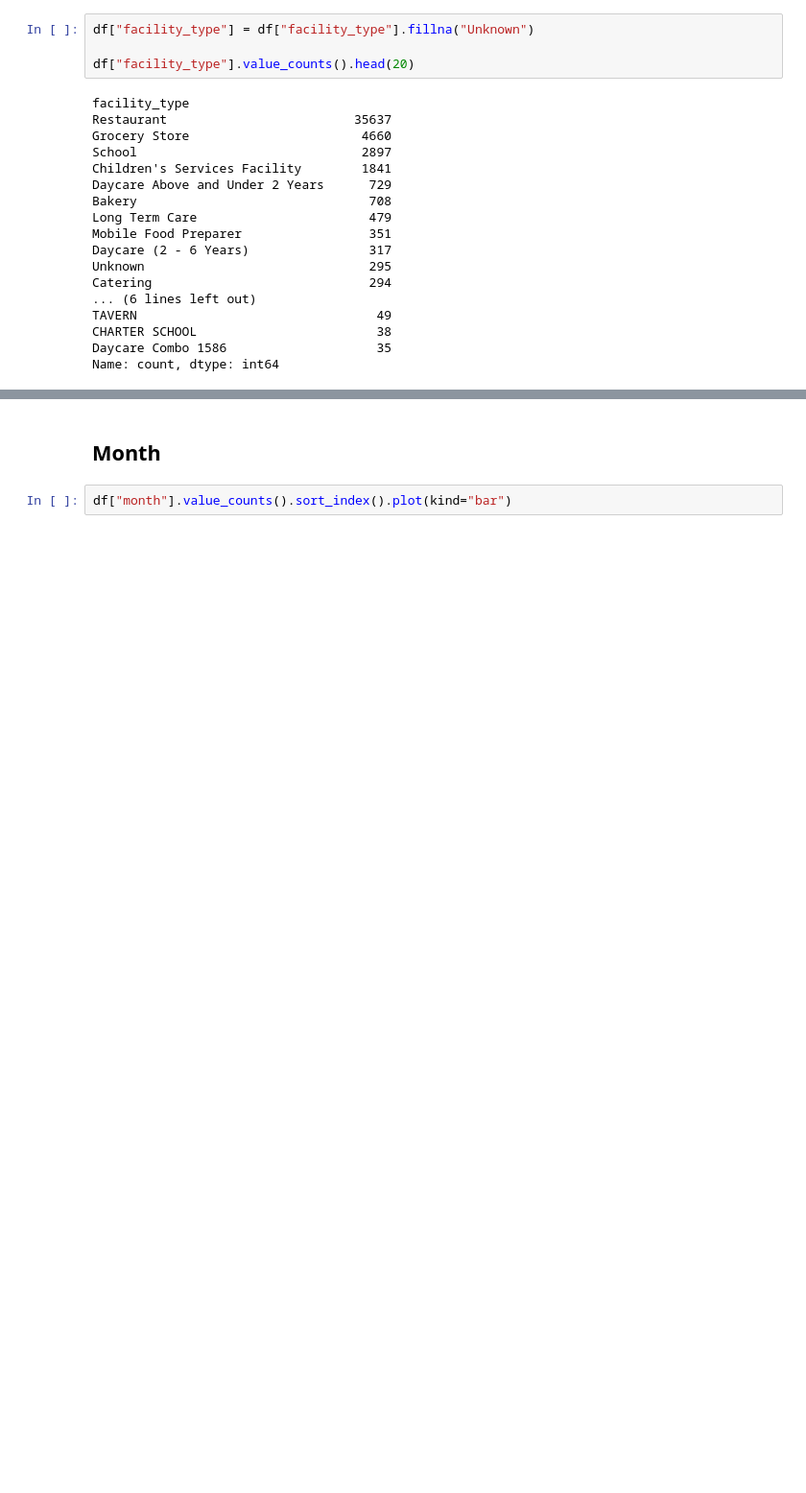
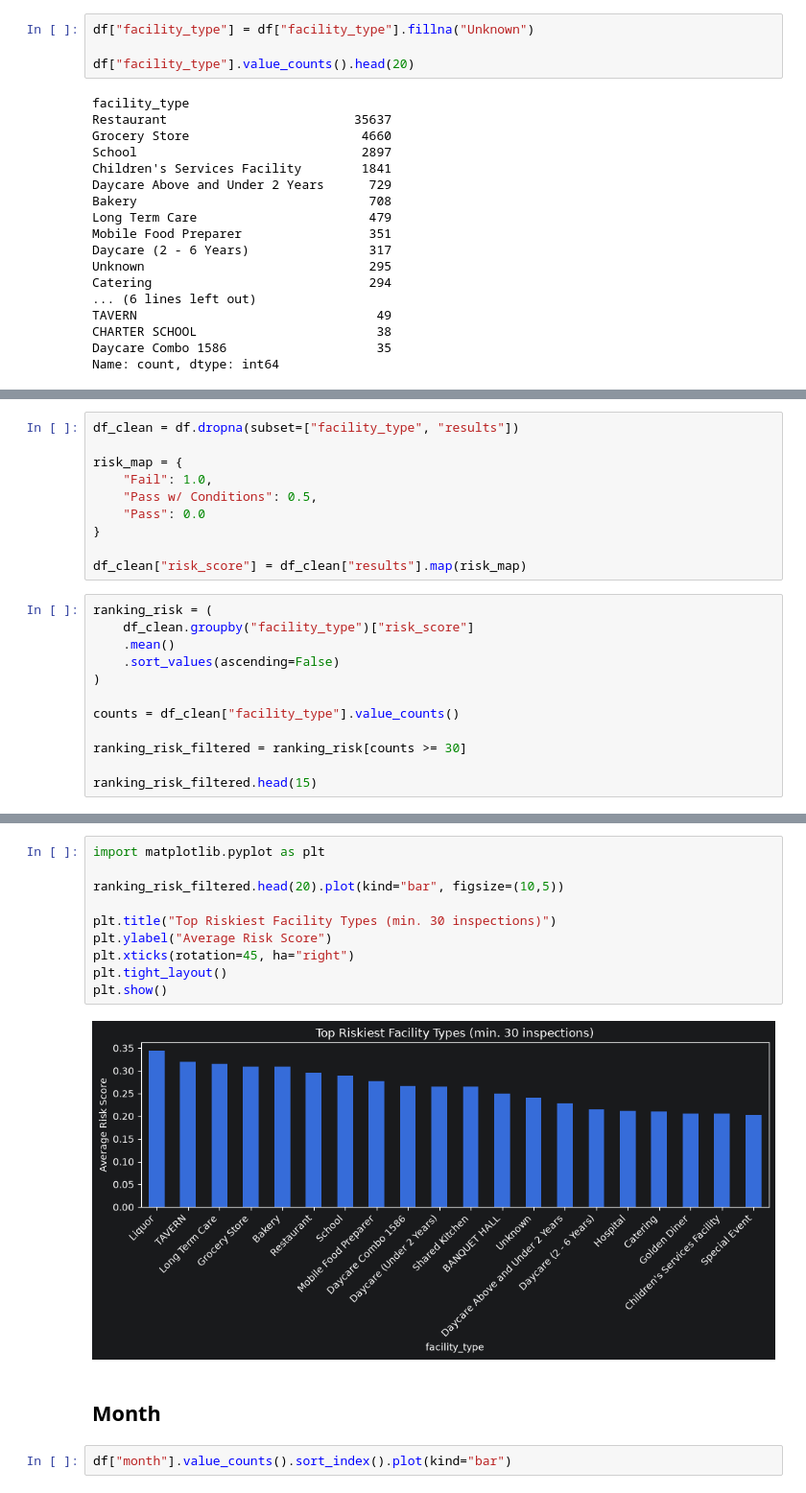
Before and after one commit to tinenei/DataScience26, a Jupyter notebook: ChicagoFoodInspection.ipynb, the cells around one changed output, grey strips where cells are left out. Shown at 96% size. Drawn from its saved outputs; the diff is of its cells as text; blank space fills up the shorter version.

```diff
--- a/ChicagoFoodInspection.ipynb
+++ b/ChicagoFoodInspection.ipynb
@@ -315,0 +410,22 @@ Name: count, dtype: int64
+# %%
+df_clean = df.dropna(subset=["facility_type", "results"])
+
+risk_map = {
+    "Fail": 1.0,
+    "Pass w/ Conditions": 0.5,
+    "Pass": 0.0
+}
+
+df_clean["risk_score"] = df_clean["results"].map(risk_map)
+# %%
+ranking_risk = (
+    df_clean.groupby("facility_type")["risk_score"]
+    .mean()
+    .sort_values(ascending=False)
+)
+
+counts = df_clean["facility_type"].value_counts()
+
+ranking_risk_filtered = ranking_risk[counts >= 30]
+
+ranking_risk_filtered.head(15)
@@ -316,3 +450,15 @@ Name: count, dtype: int64
+# %%
+import matplotlib.pyplot as plt
+
+ranking_risk_filtered.head(20).plot(kind="bar", figsize=(10,5))
+
+plt.title("Top Riskiest Facility Types (min. 30 inspections)")
+plt.ylabel("Average Risk Score")
+plt.xticks(rotation=45, ha="right")
+plt.tight_layout()
+plt.show()
+# %% [output]
+[figure, added]
 # %% [markdown]
 ## Month
 # %%
```
Also changed, not shown: parts of 7 cells of this notebook.
